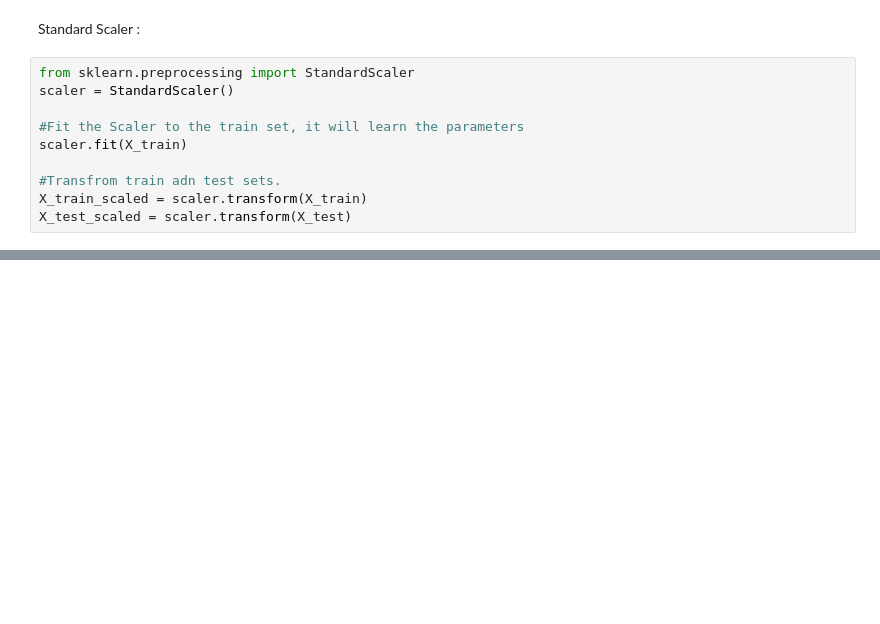
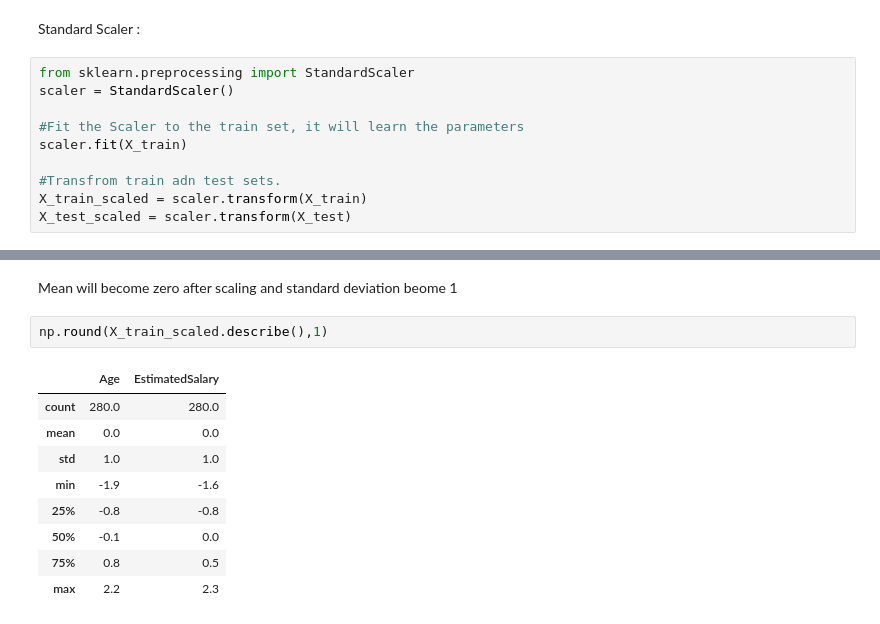
Before and after one commit to ankitsrm/MLLib, a Jupyter notebook: Featur_Scalling.ipynb, the cells around one changed output, grey strips where cells are left out. Cells and saved outputs as stored; diff of their text form; blank space fills up the shorter version.

```diff
--- a/Featur_Scalling.ipynb
+++ b/Featur_Scalling.ipynb
@@ -38,0 +58,14 @@ X_test_scaled = scaler.transform(X_test)
+# %% [markdown]
+Mean will become zero after scaling and standard deviation beome 1
+# %%
+np.round(X_train_scaled.describe(),1)
+# %% [output]
+|  | Age | EstimatedSalary |
+| count | 280.0 | 280.0 |
+| mean | 0.0 | 0.0 |
+| std | 1.0 | 1.0 |
+| min | -1.9 | -1.6 |
+| 25% | -0.8 | -0.8 |
+| 50% | -0.1 | 0.0 |
+| 75% | 0.8 | 0.5 |
+| max | 2.2 | 2.3 |
```
Also changed, not shown: parts of 6 cells of this notebook.
